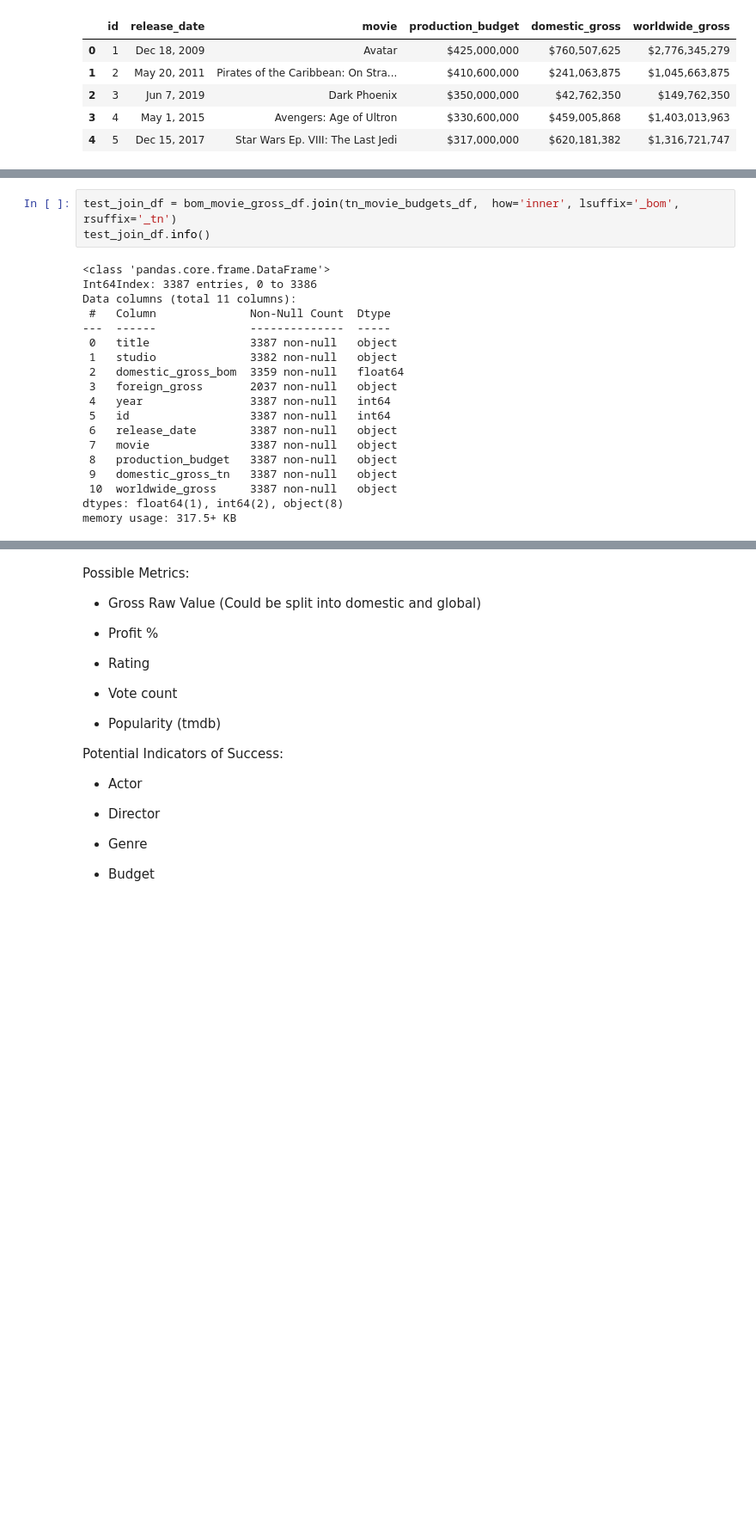
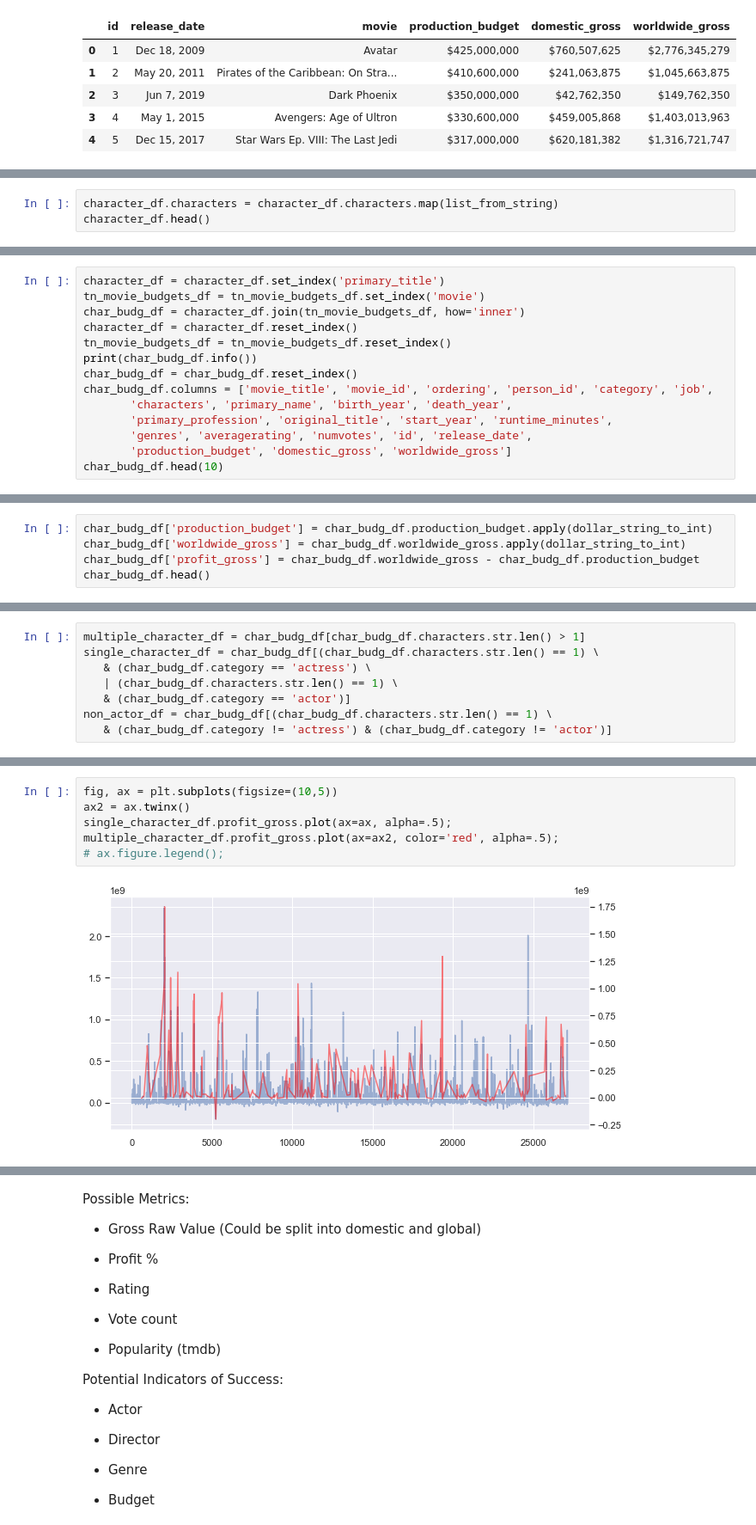
Before and after one commit to doriggs/Semester1Capstone, a Jupyter notebook: student.ipynb, the cells around one changed output, grey strips where cells are left out. Shown: that part at 86% size. Drawn from its saved outputs; the diff is of its cells as text; blank space fills up the shorter version.

```diff
--- a/student.ipynb
+++ b/student.ipynb
@@ -824,0 +875,3 @@ tn_movie_budgets_df.head()
+# %%
+character_df.characters = character_df.characters.map(list_from_string)
+character_df.head()
@@ -824,0 +885,14 @@ tn_movie_budgets_df.head()
+# %%
+character_df = character_df.set_index('primary_title')
+tn_movie_budgets_df = tn_movie_budgets_df.set_index('movie')
+char_budg_df = character_df.join(tn_movie_budgets_df, how='inner')
+character_df = character_df.reset_index()
+tn_movie_budgets_df = tn_movie_budgets_df.reset_index()
+print(char_budg_df.info())
+char_budg_df = char_budg_df.reset_index()
+char_budg_df.columns = ['movie_title', 'movie_id', 'ordering', 'person_id', 'category', 'job',
+       'characters', 'primary_name', 'birth_year', 'death_year',
+       'primary_profession', 'original_title', 'start_year', 'runtime_minutes',
+       'genres', 'averagerating', 'numvotes', 'id', 'release_date',
+       'production_budget', 'domestic_gross', 'worldwide_gross']
+char_budg_df.head(10)
@@ -824,0 +929,5 @@ tn_movie_budgets_df.head()
+# %%
+char_budg_df['production_budget'] = char_budg_df.production_budget.apply(dollar_string_to_int)
+char_budg_df['worldwide_gross'] = char_budg_df.worldwide_gross.apply(dollar_string_to_int)
+char_budg_df['profit_gross'] = char_budg_df.worldwide_gross - char_budg_df.production_budget
+char_budg_df.head()
@@ -824,0 +942,8 @@ tn_movie_budgets_df.head()
+# %%
+multiple_character_df = char_budg_df[char_budg_df.characters.str.len() > 1]
+single_character_df = char_budg_df[(char_budg_df.characters.str.len() == 1) \
+   & (char_budg_df.category == 'actress') \
+   | (char_budg_df.characters.str.len() == 1) \
+   & (char_budg_df.category == 'actor')]
+non_actor_df = char_budg_df[(char_budg_df.characters.str.len() == 1) \
+   & (char_budg_df.category != 'actress') & (char_budg_df.category != 'actor')]
@@ -856,22 +1000,8 @@ memory usage: 271.2+ KB
-# %%
-test_join_df = bom_movie_gross_df.join(tn_movie_budgets_df,  how='inner', lsuffix='_bom', rsuffix='_tn')
-test_join_df.info()
-# %% [output]
-<class 'pandas.core.frame.DataFrame'>
-Int64Index: 3387 entries, 0 to 3386
-Data columns (total 11 columns):
- #   Column              Non-Null Count  Dtype
----  ------              --------------  -----
- 0   title               3387 non-null   object
- 1   studio              3382 non-null   object
- 2   domestic_gross_bom  3359 non-null   float64
- 3   foreign_gross       2037 non-null   object
- 4   year                3387 non-null   int64
- 5   id                  3387 non-null   int64
- 6   release_date        3387 non-null   object
- 7   movie               3387 non-null   object
- 8   production_budget   3387 non-null   object
- 9   domestic_gross_tn   3387 non-null   object
- 10  worldwide_gross     3387 non-null   object
-dtypes: float64(1), int64(2), object(8)
-memory usage: 317.5+ KB
+# %%
+fig, ax = plt.subplots(figsize=(10,5))
+ax2 = ax.twinx()
+single_character_df.profit_gross.plot(ax=ax, alpha=.5);
+multiple_character_df.profit_gross.plot(ax=ax2, color='red', alpha=.5);
+# ax.figure.legend();
+# %% [output]
+[figure, added]
```
Also changed, not shown: parts of 17 cells of this notebook.
